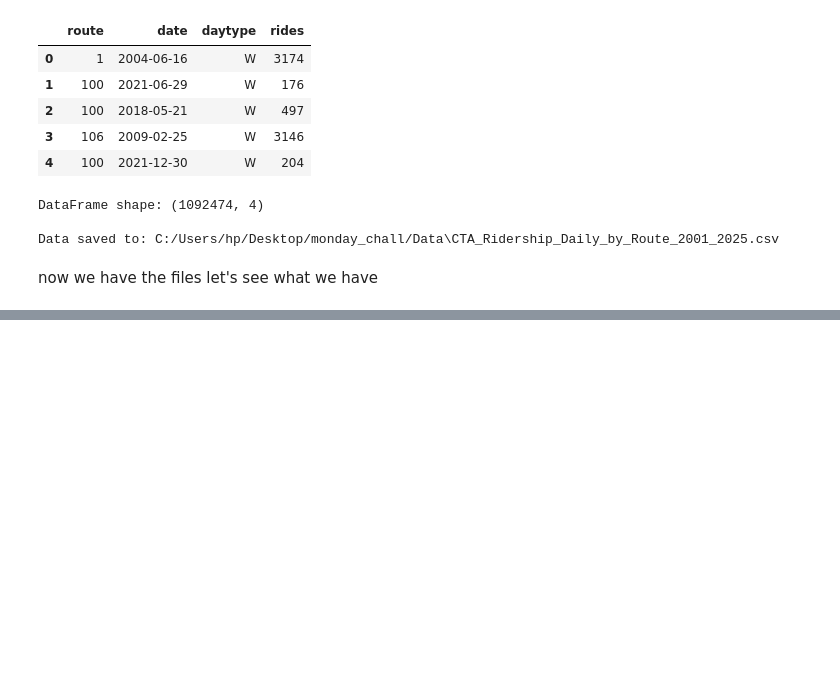
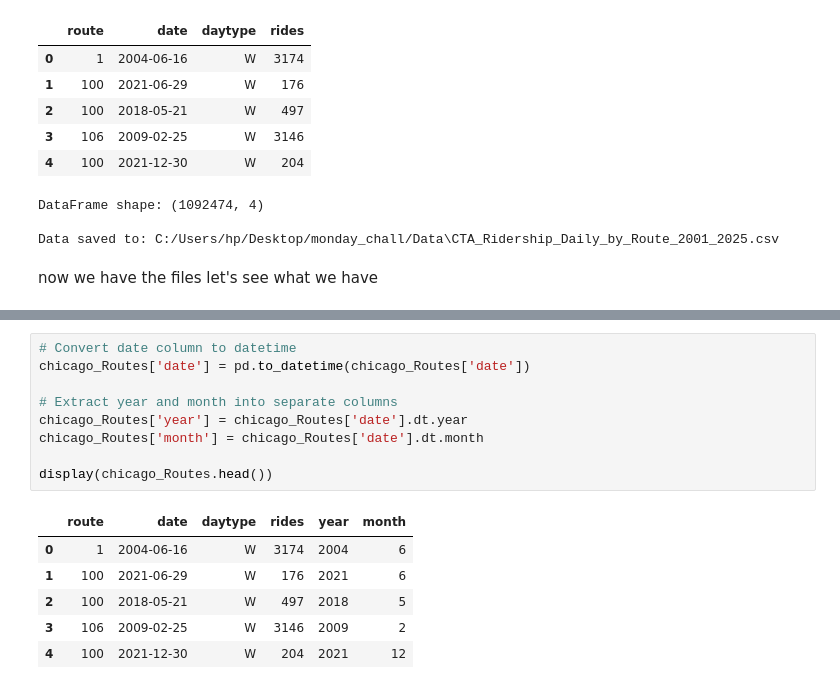
Before and after one commit to notNAKAZAKi-ctrl/Performance-analysis-and-urban-transport-satisfaction-with-Power-BI, a Jupyter notebook: etl_all.ipynb, the cells around one changed output, grey strips where cells are left out. Cells and saved outputs as stored; diff of their text form; blank space fills up the shorter version.

```diff
--- a/etl_all.ipynb
+++ b/etl_all.ipynb
@@ -103,0 +164,16 @@ now we have the files let's see what we have
+# %%
+# Convert date column to datetime
+chicago_Routes['date'] = pd.to_datetime(chicago_Routes['date'])
+
+# Extract year and month into separate columns
+chicago_Routes['year'] = chicago_Routes['date'].dt.year
+chicago_Routes['month'] = chicago_Routes['date'].dt.month
+
+display(chicago_Routes.head())
+# %% [output]
+|  | route | date | daytype | rides | year | month |
+| 0 | 1 | 2004-06-16 | W | 3174 | 2004 | 6 |
+| 1 | 100 | 2021-06-29 | W | 176 | 2021 | 6 |
+| 2 | 100 | 2018-05-21 | W | 497 | 2018 | 5 |
+| 3 | 106 | 2009-02-25 | W | 3146 | 2009 | 2 |
+| 4 | 100 | 2021-12-30 | W | 204 | 2021 | 12 |
```
Also changed, not shown: parts of 5 cells of this notebook, 3 other files.
